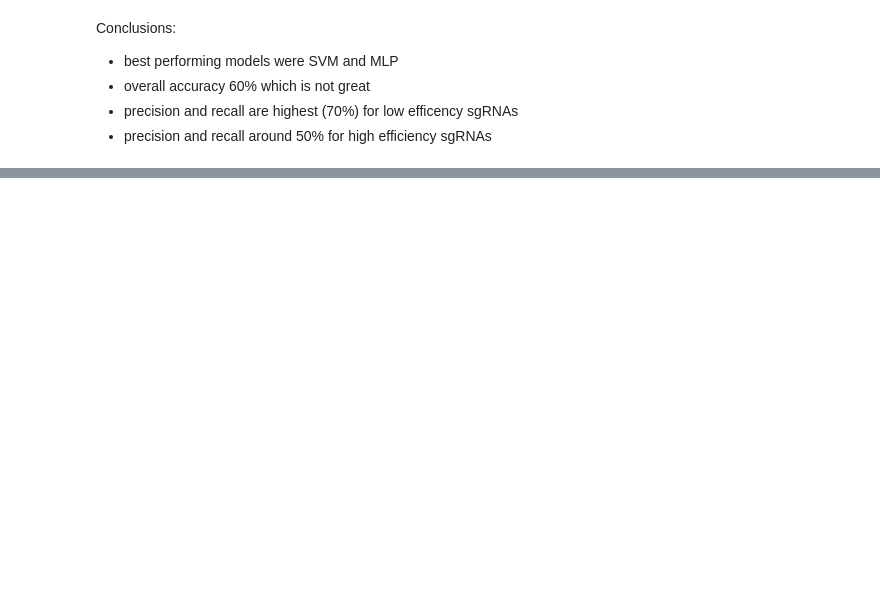
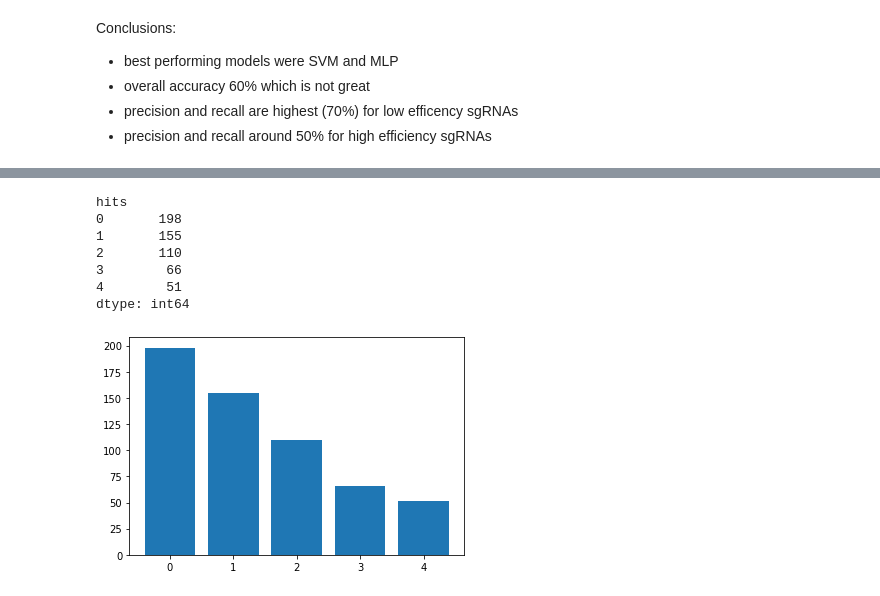
Before and after one commit to m-jahn/R-notebook-crispri-lib, a Jupyter notebook: sgRNA_library_V2/pipeline/sgRNA_ML_analysis.ipynb, the cells around one changed output, grey strips where cells are left out. Cells and saved outputs as stored; diff of their text form; code cells hidden in the pictures; blank space fills up the shorter version.

```diff
--- a/sgRNA_library_V2/pipeline/sgRNA_ML_analysis.ipynb
+++ b/sgRNA_library_V2/pipeline/sgRNA_ML_analysis.ipynb
@@ -607,0 +616,16 @@ Conclusions:
+# %%
+df_ensemble = pd.DataFrame(list_high_eff[y_test_class == 1], columns=['hits']).value_counts()
+df_ensemble = df_ensemble.sort_index()
+print(df_ensemble)
+
+plt.bar(x = range(5), height=df_ensemble)
+plt.savefig('../figures/plot_barchart_ML_recall.svg')
+# %% [output]
+hits
+0       198
+1       155
+2       110
+3        66
+4        51
+dtype: int64
+[figure, added]
```
Also changed, not shown: parts of 27 cells of this notebook.
